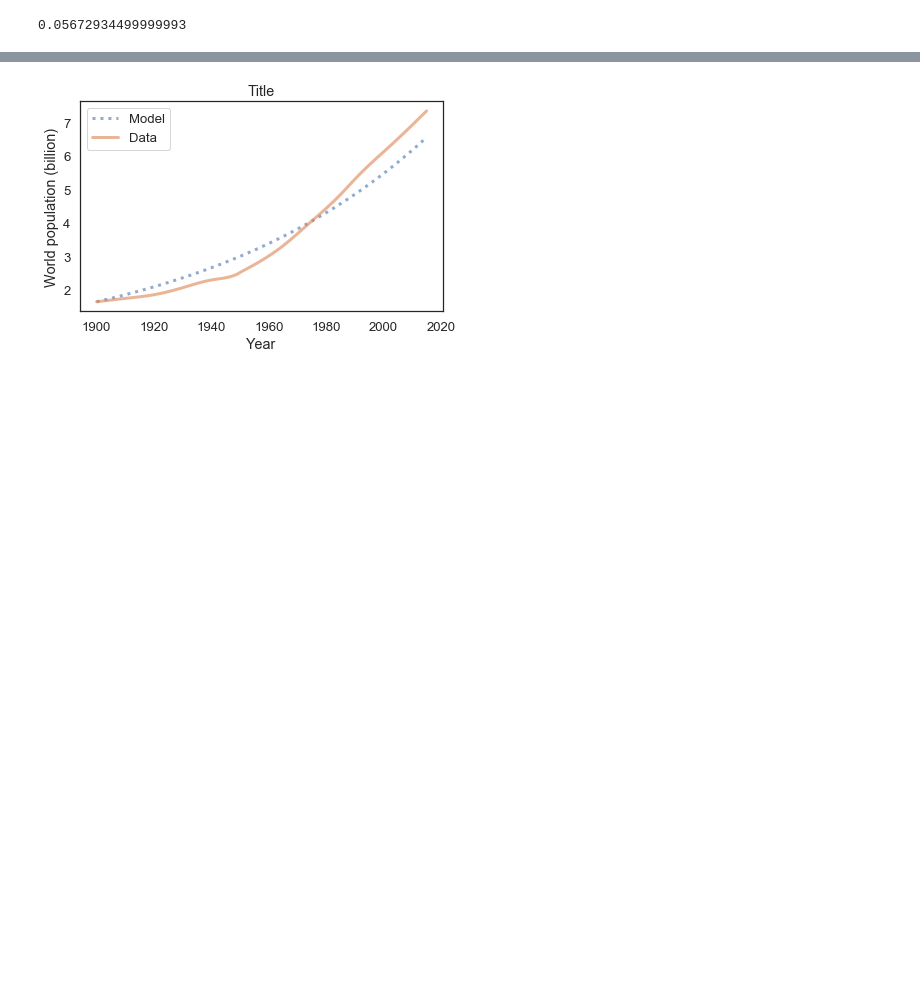
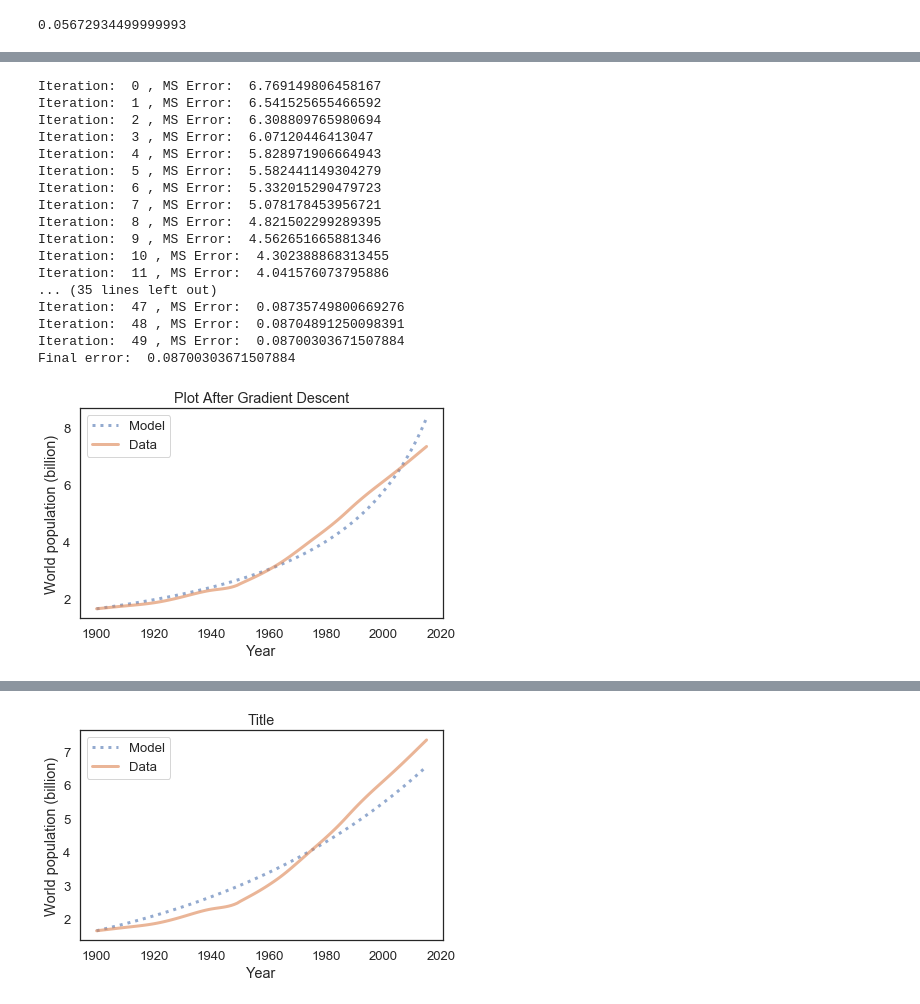
Before and after one commit to jamesHo22/ModSimPy, a Jupyter notebook: code/Project_One.ipynb, the cells around one changed output, grey strips where cells are left out. Cells and saved outputs as stored; diff of their text form; code cells hidden in the pictures; blank space fills up the shorter version.

```diff
--- a/code/Project_One.ipynb
+++ b/code/Project_One.ipynb
@@ -217,23 +239,33 @@ population = run_sim(modelSystem, update_proportional);
 # %%
 # Test code for gradient descent and random stuff
 # %%
-def gradient_descent(runs, learning_rate):
+def gradient_descent(runs, learning_rate, update_func):
     """Runs the run_sim function and updates the model system parameters
 
     runs: number of iterations of gradient descent
     learning_rate: size of descent steps per iteration
     returns: the final mean squared error
     prints: the mean squared error for each run
+    returns: an array containing the error over iterations
     """
     newWeight = 0;
+    newWeight2 = 0;
     newBias = 0;
+    error_log = SweepSeries()
+
     for i in range(runs):
-        population = run_sim(modelSystem, update_proportional)
-        newParams = update_weights(pop1900, population, newWeight, newBias, learning_rate);
+        population = run_sim(modelSystem, update_func)
+        newParams = update_weights(pop1900, population, newWeight, newWeight2, newBias, learning_rate);
         newWeight = newParams[0];
-        newBias = newParams[1];
-        modelSystem.birth_rate = newWeight
+        newWeight2 = newParams[1];
+        newBias = newParams[2];
+        modelSystem.alpha = newWeight
+        modelSystem.beta = newWeight2
+        modelSystem.gamma = newBias
         error = cost_func(pop1900, population);
-        print("Iteration: ", i, ", MS Error: ", error)
-        plot_results(population, pop1900, year1900, "Title")
-    return(error)
+        print("Iteration: ", i, ", MS Error: ", error);
+        error_log[i] = error;
+
+    plot_results(population, pop1900, year1900, "Plot After Gradient Descent")
+    print("Final error: ", error)
+    return error_log
@@ -294,0 +326,32 @@ Iteration:  4 , MS Error:  3.453291835875201
+# %%
+# Optimize birthrate with gradient descent
+# Model System object
+modelSystem = System(t_0 = t_0,
+                    t_end = t_end,
+                    p_0 = p_0,
+                    annual_growth = annual_growth,
+                    birth_rate = 0.02,
+                    death_rate = 0.011,
+                    alpha = 0,
+                    beta = 0,
+                    gamma = 0,)
+error_log = gradient_descent(50, 0.00004, update_quadratic);
+# %% [output]
+Iteration:  0 , MS Error:  6.769149806458167
+Iteration:  1 , MS Error:  6.541525655466592
+Iteration:  2 , MS Error:  6.308809765980694
+Iteration:  3 , MS Error:  6.07120446413047
+Iteration:  4 , MS Error:  5.828971906664943
+Iteration:  5 , MS Error:  5.582441149304279
+Iteration:  6 , MS Error:  5.332015290479723
+Iteration:  7 , MS Error:  5.078178453956721
+Iteration:  8 , MS Error:  4.821502299289395
+Iteration:  9 , MS Error:  4.562651665881346
+Iteration:  10 , MS Error:  4.302388868313455
+Iteration:  11 , MS Error:  4.041576073795886
+... (35 lines left out)
+Iteration:  47 , MS Error:  0.08735749800669276
+Iteration:  48 , MS Error:  0.08704891250098391
+Iteration:  49 , MS Error:  0.08700303671507884
+Final error:  0.08700303671507884
+[figure, added]
```
Also changed, not shown: parts of 9 cells of this notebook.
